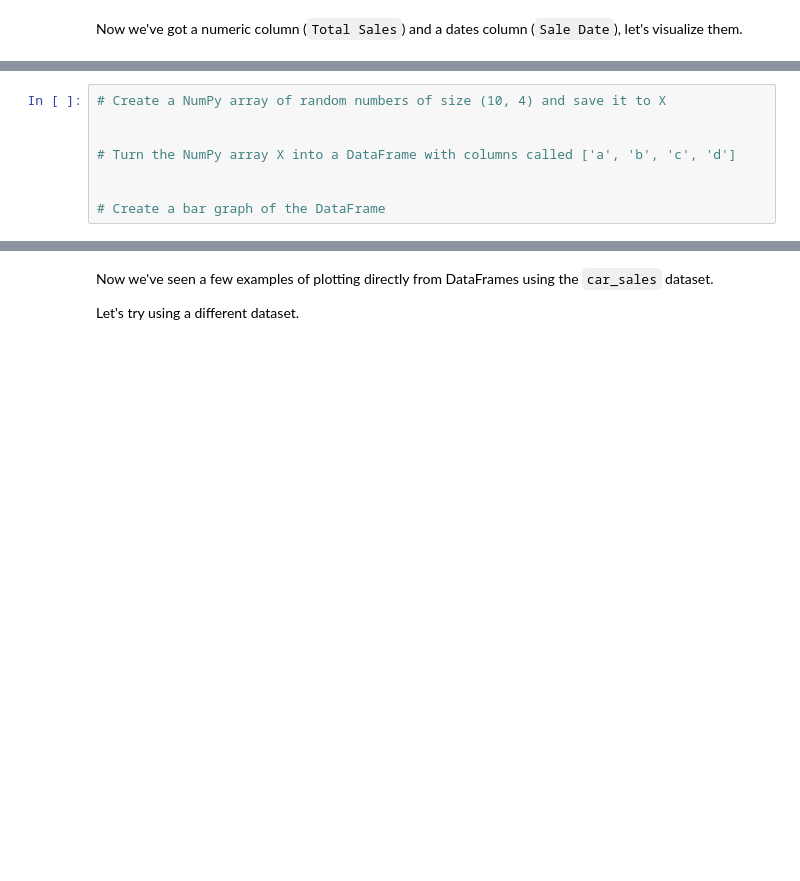
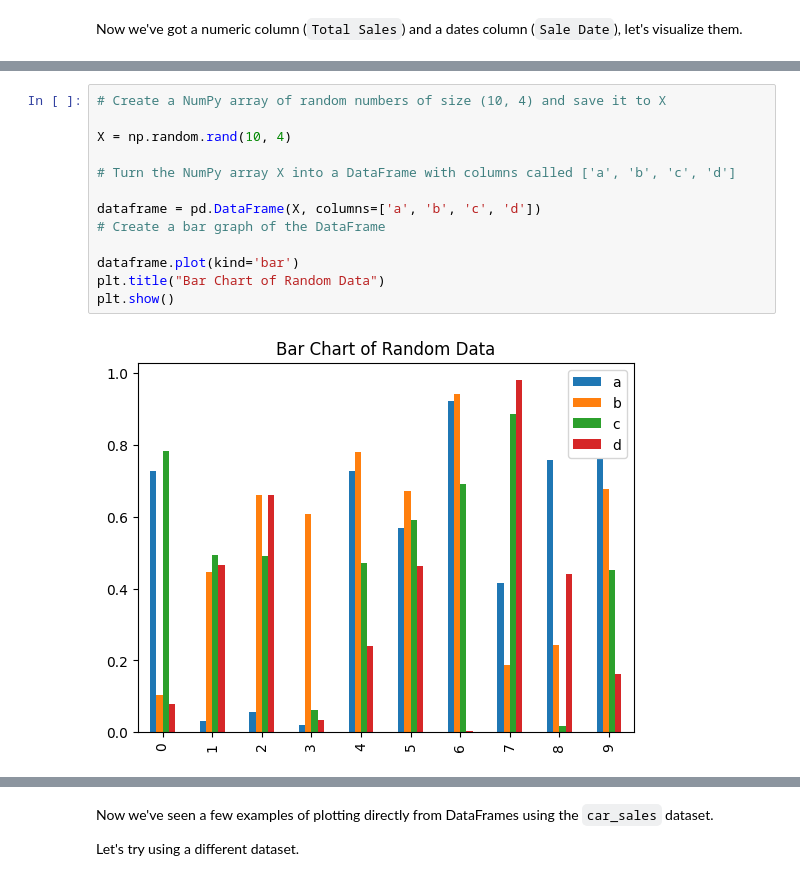
Before and after one commit to jaiz23/Big-Data-Analytics, a Jupyter notebook: ICP3_B.ipynb, the cells around one changed output, grey strips where cells are left out. Drawn from its saved outputs; the diff is of its cells as text; blank space fills up the shorter version.

```diff
--- a/ICP3_B.ipynb
+++ b/ICP3_B.ipynb
@@ -425,10 +416,17 @@ memory usage: 692.0+ bytes
 # %%
 # Create a NumPy array of random numbers of size (10, 4) and save it to X
 
+X = np.random.rand(10, 4)
 
 # Turn the NumPy array X into a DataFrame with columns called ['a', 'b', 'c', 'd']
 
+dataframe = pd.DataFrame(X, columns=['a', 'b', 'c', 'd'])
+# Create a bar graph of the DataFrame
 
-# Create a bar graph of the DataFrame
+dataframe.plot(kind='bar')
+plt.title("Bar Chart of Random Data")
+plt.show()
+# %% [output]
+[figure, added]
 # %%
 # Create a bar graph of the 'Make' and 'Odometer (KM)' columns in the car_sales DataFrame
```
Also changed, not shown: parts of 26 cells of this notebook.
